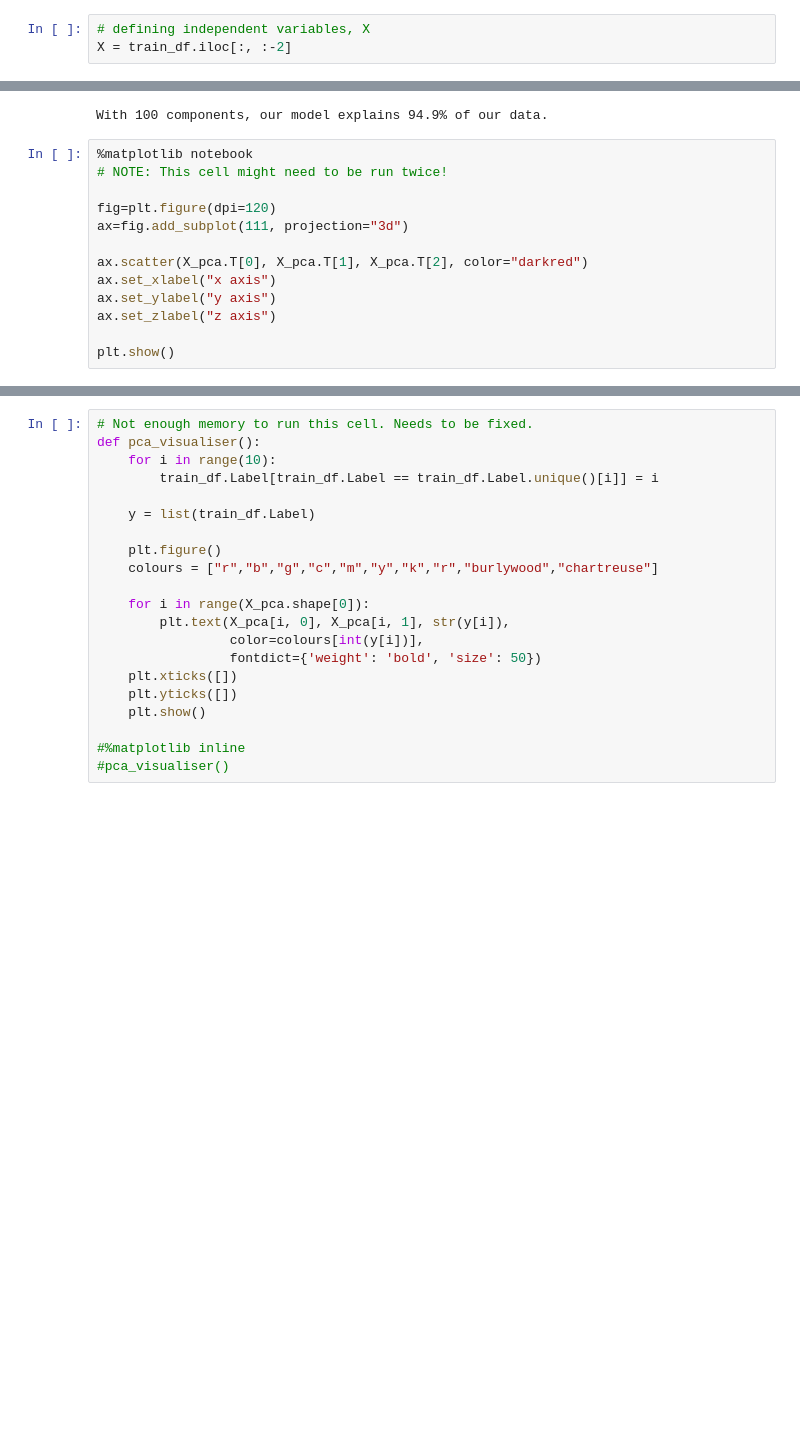
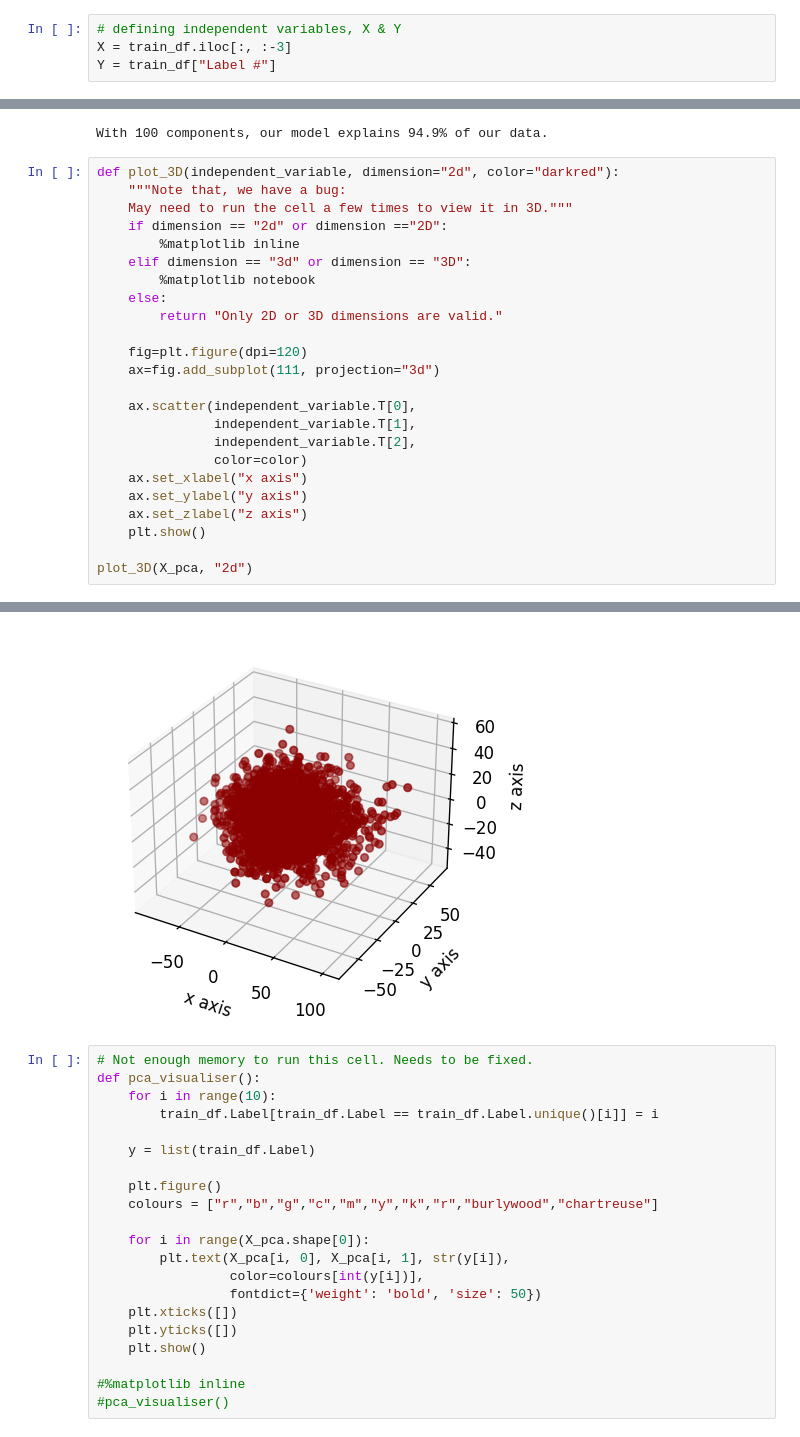
Before and after one commit to gulmert89/bootcamp_files, a Jupyter notebook: project4.ipynb, the cells around one changed output, grey strips where cells are left out. Cells and saved outputs as stored; diff of their text form; blank space fills up the shorter version.

```diff
--- a/project4.ipynb
+++ b/project4.ipynb
@@ -123,8 +133,9 @@ del subplot_num
 # %% [markdown]
 ## 2. Dimensionality Reduction Study
 # %%
-# defining independent variables, X
-X = train_df.iloc[:, :-2]
+# defining independent variables, X & Y
+X = train_df.iloc[:, :-3]
+Y = train_df["Label #"]
 # %% [markdown]
 ### 2.1 Principle Component Analysis (PCA)
 # %%
@@ -160,16 +171,27 @@ print(f"With {pca_model.n_components_} components, our model explains \
 # %% [output]
 With 100 components, our model explains 94.9% of our data.
 # %%
-%matplotlib notebook
-# NOTE: This cell might need to be run twice!
+def plot_3D(independent_variable, dimension="2d", color="darkred"):
+    """Note that, we have a bug:
+    May need to run the cell a few times to view it in 3D."""
+    if dimension == "2d" or dimension =="2D":
+        %matplotlib inline
+    elif dimension == "3d" or dimension == "3D":
+        %matplotlib notebook
+    else:
+        return "Only 2D or 3D dimensions are valid."
 
-fig=plt.figure(dpi=120)
-ax=fig.add_subplot(111, projection="3d")
+    fig=plt.figure(dpi=120)
+    ax=fig.add_subplot(111, projection="3d")
 
-ax.scatter(X_pca.T[0], X_pca.T[1], X_pca.T[2], color="darkred")
-ax.set_xlabel("x axis")
-ax.set_ylabel("y axis")
-ax.set_zlabel("z axis")
+    ax.scatter(independent_variable.T[0],
+               independent_variable.T[1],
+               independent_variable.T[2],
+               color=color)
+    ax.set_xlabel("x axis")
+    ax.set_ylabel("y axis")
+    ax.set_zlabel("z axis")
+    plt.show()
 
-plt.show()
+plot_3D(X_pca, "2d")
 # %% [output]
@@ -178,3 +198,4 @@ plt.show()
+[figure, added]
 # %%
 # Not enough memory to run this cell. Needs to be fixed.
 def pca_visualiser():
```
Also changed, not shown: parts of 20 cells of this notebook.
